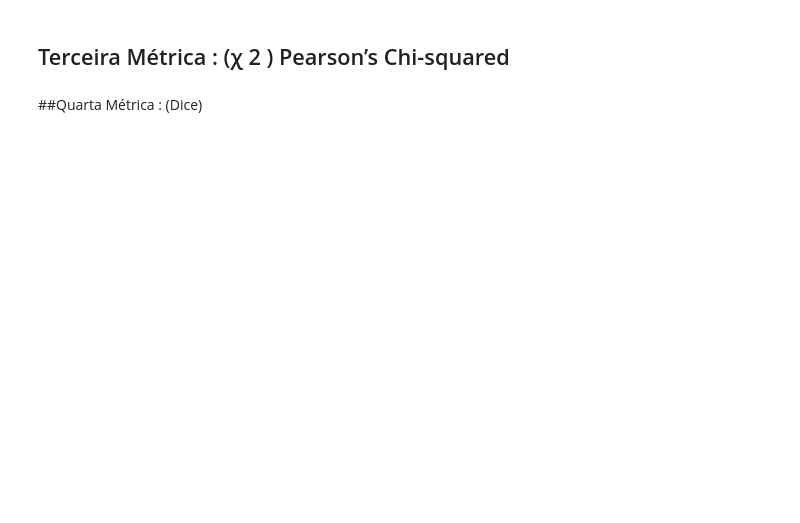
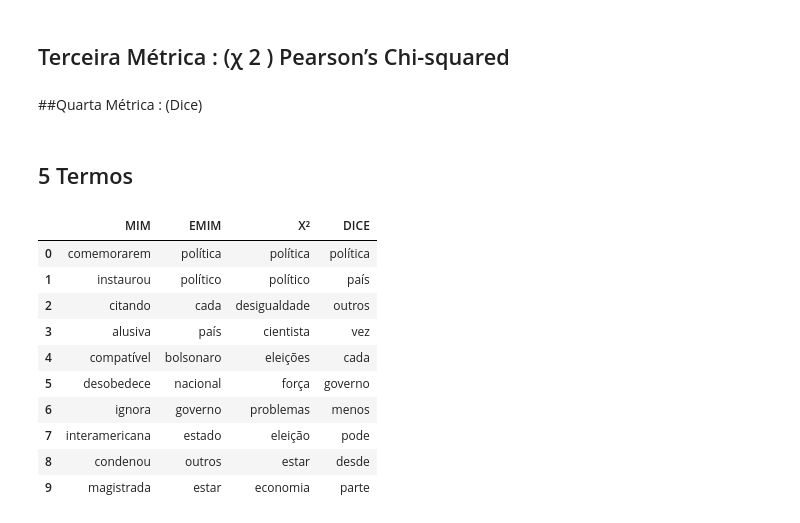
Before and after one commit to Joaohdss/Expansao-de-Consultas, a Jupyter notebook: Lab5.ipynb, the cells around one changed output. Saved outputs shown, nothing was run; the diff lists cells and outputs as text; code cells hidden in the pictures; blank space fills up the shorter version.

Commit message:
parte1

```diff
--- a/Lab5.ipynb
+++ b/Lab5.ipynb
@@ -88,0 +149,56 @@ texto_queries.head()
+# %% [markdown]
+## 5 Termos
+# %%
+termos = ["política", "presidente", "bolsonaro", "maduro", "onu"]
+# %%
+def metrica_total(term, metric):
+  pares = []
+  for palavra in index.keys():
+    if metric == 'mim':
+      result = mim(termo, palavra)
+    elif metric == 'emim':
+      result = emim(termo, palavra)
+    elif metric == 'chi':
+      result = chi(termo, palavra)
+    elif metric == 'dice':
+      result = dice(termo, palavra)
+    pares.append((palavra, result))
+  # ordenção por valor de metrica
+  pares = sorted(pares, key = lambda x: x[1], reverse=True)
+  return pares
+
+
+termos_metricas = {}
+for termo in termos:
+  metricas = {}
+  metricas['mim'] = metrica_total(termo, 'mim')
+  metricas['emim'] = metrica_total(termo, 'emim')
+  metricas['chi'] = metrica_total(termo, 'chi')
+  metricas['dice'] = metrica_total(termo, 'dice')
+  termos_metricas[termo] = metricas
+# %%
+def tabela_metricas(termo):
+  mim = [k for k,_ in termos_metricas[termo]['mim']]
+  emim = [k for k,_ in termos_metricas[termo]['emim']]
+  chi = [k for k,_ in termos_metricas[termo]['chi']]
+  dice = [k for k,_ in termos_metricas[termo]['dice']]
+  tabela = {'MIM' : mim,
+       'EMIM' : emim ,
+       'X²' : chi    ,
+       'DICE': dice    }
+  df = pd.DataFrame(tabela)
+  return df
+# %%
+tabela_metricas(termos[0]).head(10)
+# %% [output]
+|  | MIM | EMIM | X² | DICE |
+| 0 | comemorarem | política | política | política |
+| 1 | instaurou | político | político | país |
+| 2 | citando | cada | desigualdade | outros |
+| 3 | alusiva | país | cientista | vez |
+| 4 | compatível | bolsonaro | eleições | cada |
+| 5 | desobedece | nacional | força | governo |
+| 6 | ignora | governo | problemas | menos |
+| 7 | interamericana | estado | eleição | pode |
+| 8 | condenou | outros | estar | desde |
+| 9 | magistrada | estar | economia | parte |
```
Also changed, not shown: parts of 22 cells of this notebook, 1 other file.
